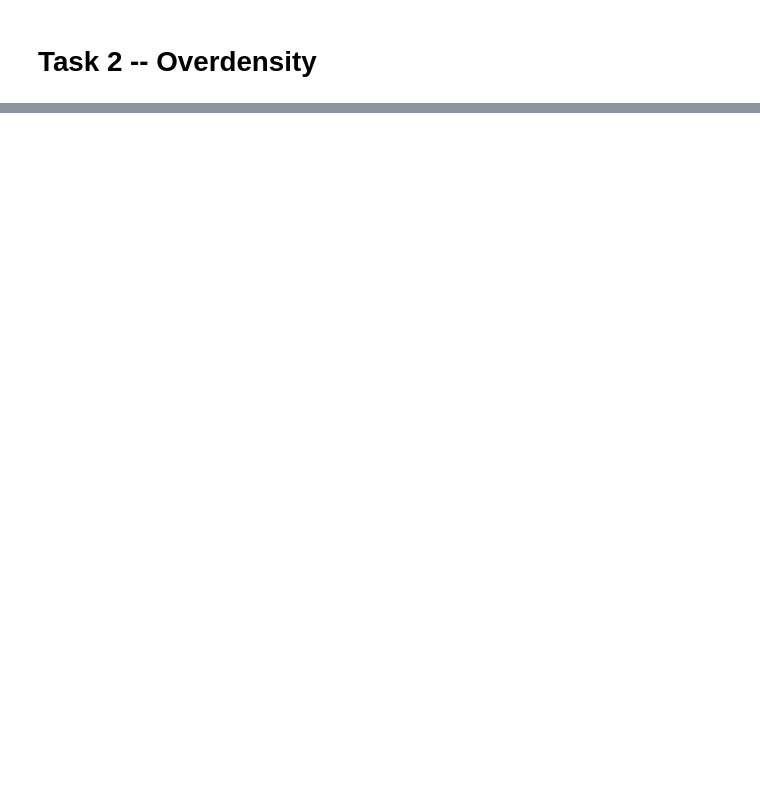
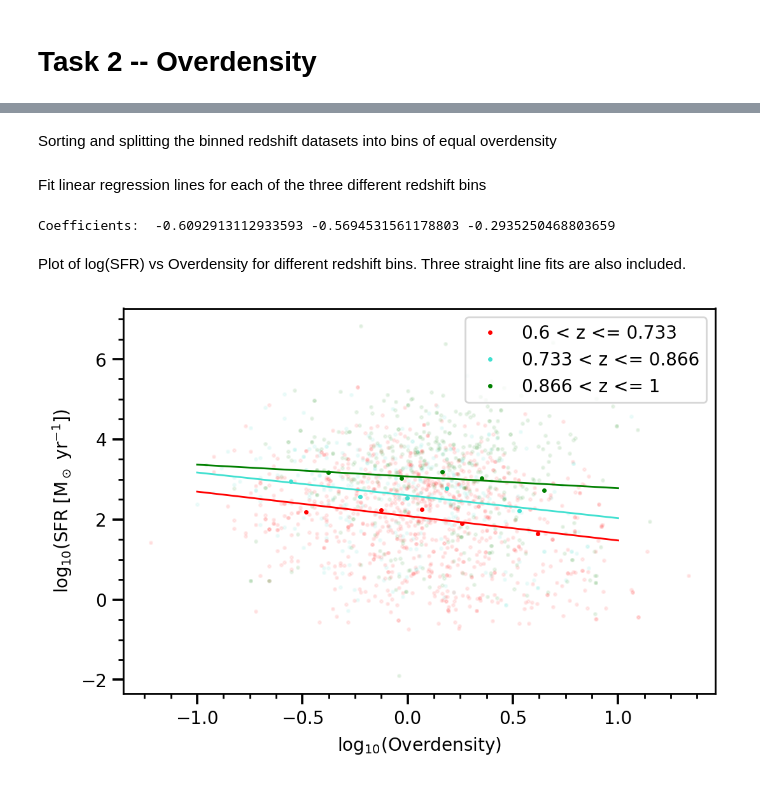
Before and after one commit to nick1404/PHYS369, a Jupyter notebook: main.ipynb, the cells around one changed output, grey strips where cells are left out. Drawn from its saved outputs; the diff is of its cells as text; code cells hidden in the pictures; blank space fills up the shorter version.

```diff
--- a/main.ipynb
+++ b/main.ipynb
@@ -30,9 +30,7 @@ acesize = 0.5 ## Size (height) of average point error bar caps.
 atrans = 1 ## Transparency (1 - opacity) of average point error bars.
 
 
-def plotstart(data, x_label='x', y_label='y', dataset=[""], x_err=None, y_err=None, legend_title=None, f=None):
-
-    colours = ["Red", "Turquoise", "Green", "Purple"]
+def plotstart(data, x_label='x', y_label='y', dataset=[""], x_err=None, y_err=None, legend_title=None, f=None, colours = ["Red", "Turquoise", "Green"]):
 
     markers = [".", "s", "^"]
 
@@ -42,9 +40,13 @@ def plotstart(data, x_label='x', y_label='y', dataset=[""], x_err=None, y_err=No
     ax.set_ylabel(y_label)
 
     for x in range(len(data)):
-
-        plt.plot(data[x][0], data[x][1], ms=3, c=colours[x], marker=markers[x],
-            label=dataset[x], linestyle="None")
+        if x<3: #OVERDENSITY ONLY
+            plt.plot(data[x][0], data[x][1], ms=3, c=colours[x], marker=".", alpha=trans, linestyle="None")
+        elif x>5: #Lines of best fit
+            plt.plot(data[x][0], data[x][1], c=colours[x], linewidth=1)
+        else:
+            plt.plot(data[x][0], data[x][1], ms=3, c=colours[x], marker=".",
+                label=dataset[x], linestyle="None")
 
         if x_err:
             plt.errorbar(x=data[x][0], y=data[x][1],
@@ -248,0 +231,2 @@ plt.show()
+# %% [markdown]
+Sorting and splitting the binned redshift datasets into bins of equal overdensity
@@ -248,0 +250,38 @@ plt.show()
+# %% [markdown]
+Fit linear regression lines for each of the three different redshift bins
+# %%
+# Get the straight line coefficients
+# reg_1 = np.polyfit(density_binned[0], lsfr_binned[0], 1)
+# reg_2 = np.polyfit(density_binned[1], lsfr_binned[1], 1)
+# reg_3 = np.polyfit(density_binned[2], lsfr_binned[2], 1)
+reg_1 = np.polyfit(legac_overdensity_1["log_overdensity"], legac_overdensity_1["lSFR_final"], 1)
+reg_2 = np.polyfit(legac_overdensity_2["log_overdensity"], legac_overdensity_2["lSFR_final"], 1)
+reg_3 = np.polyfit(legac_overdensity_3["log_overdensity"], legac_overdensity_3["lSFR_final"], 1)
+
+# Compose straight lines
+y_1 = np.multiply(reg_1[0], np.linspace(-1, 1, 50)) + reg_1[1]
+y_2 = np.multiply(reg_2[0], np.linspace(-1, 1, 50)) + reg_2[1]
+y_3 = np.multiply(reg_3[0], np.linspace(-1, 1, 50)) + reg_3[1]
+
+print("Coefficients: ", reg_1[0], reg_2[0], reg_3[0])
+# %% [output]
+Coefficients:  -0.6092913112933593 -0.5694531561178803 -0.2935250468803659
+# %% [markdown]
+Plot of log(SFR) vs Overdensity for different redshift bins. Three straight line fits are also included.
+# %%
+plot_data = [
+[legac_overdensity_1["log_overdensity"], legac_overdensity_1["lSFR_final"]],
+[legac_overdensity_2["log_overdensity"], legac_overdensity_2["lSFR_final"]],
+[legac_overdensity_3["log_overdensity"], legac_overdensity_3["lSFR_final"]],
+[density_binned[0], lsfr_binned[0]],
+[density_binned[1], lsfr_binned[1]],
+[density_binned[2], lsfr_binned[2]],
+[np.linspace(-1, 1, 50), y_1],
+[np.linspace(-1, 1, 50), y_2],
+[np.linspace(-1, 1, 50), y_3]
+]
+
+plotstart(plot_data, dataset=[
+          "", "", "", "0.6 < z <= 0.733", "0.733 < z <= 0.866", "0.866 < z <= 1"], y_label="$\log_{10}(\mathrm{SFR} \ [\mathrm{M}_\odot \ \mathrm{yr}^{-1}])$", x_label="$\log_{10}(\mathrm{Overdensity})$", colours = ["Red", "Turquoise", "Green", "Red", "Turquoise", "Green", "Red", "Turquoise", "Green"])
+# %% [output]
+[figure, added]
```
Also changed, not shown: parts of 15 cells of this notebook.
